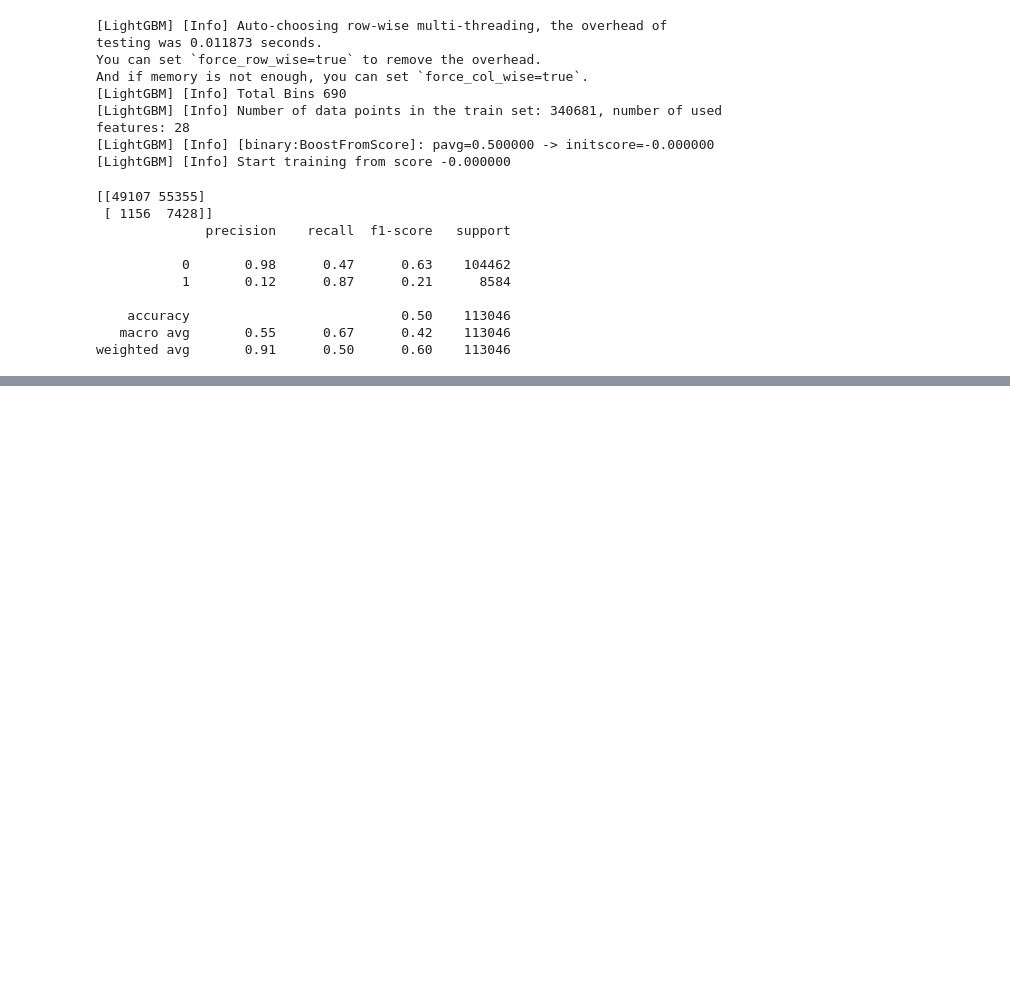
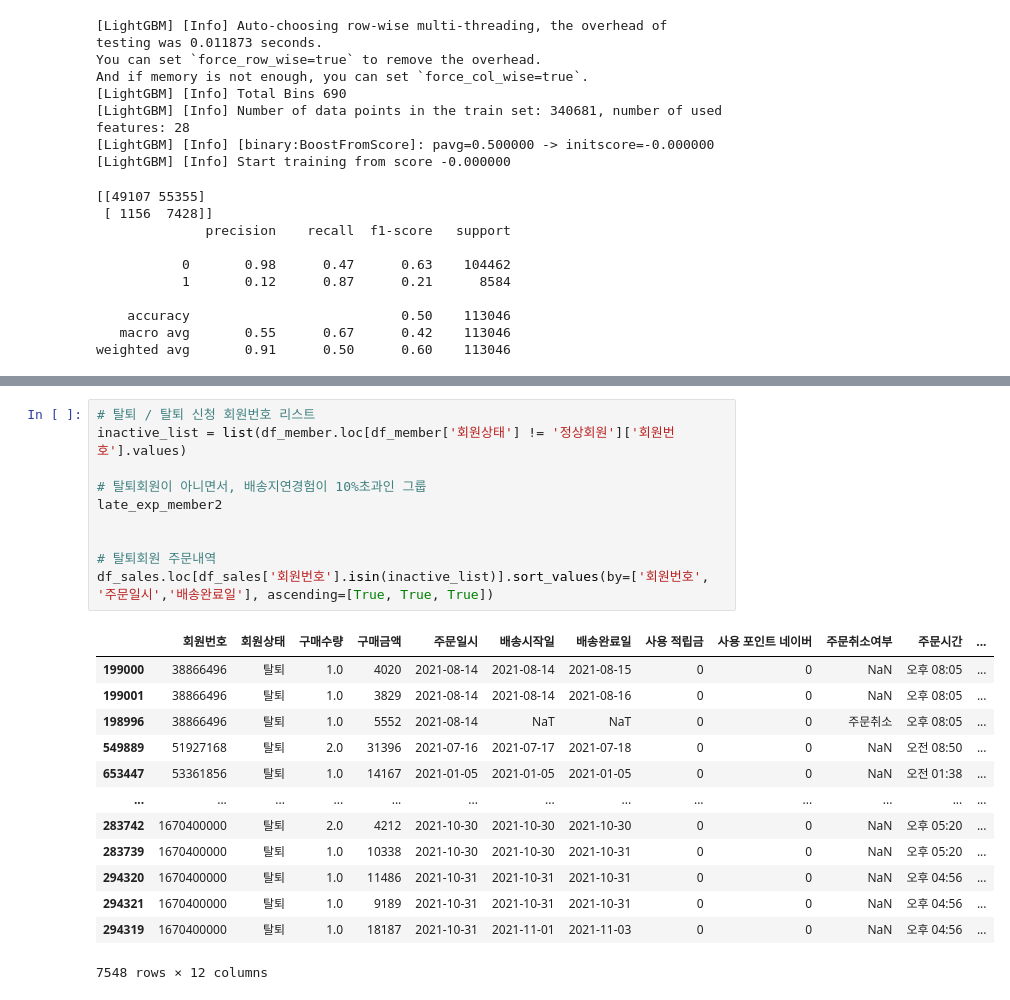
Before and after one commit to dldbwns23/DSA17_project, a Jupyter notebook: lyj_EDA_preprocess.ipynb, the cells around one changed output, grey strips where cells are left out. Saved outputs shown, nothing was run; the diff lists cells and outputs as text; blank space fills up the shorter version.

```diff
--- a/lyj_EDA_preprocess.ipynb
+++ b/lyj_EDA_preprocess.ipynb
@@ -2204,0 +2206,24 @@ weighted avg       0.91      0.50      0.60    113046
+# %%
+# 탈퇴 / 탈퇴 신청 회원번호 리스트
+inactive_list = list(df_member.loc[df_member['회원상태'] != '정상회원']['회원번호'].values)
+
+# 탈퇴회원이 아니면서, 배송지연경험이 10%초과인 그룹
+late_exp_member2
+
+
+# 탈퇴회원 주문내역
+df_sales.loc[df_sales['회원번호'].isin(inactive_list)].sort_values(by=['회원번호', '주문일시','배송완료일'], ascending=[True, True, True])
+# %% [output]
+|  | 회원번호 | 회원상태 | 구매수량 | 구매금액 | 주문일시 | 배송시작일 | 배송완료일 | 사용 적립금 | 사용 포인트 네이버 | 주문취소여부 | 주문시간 | ... |
+| 199000 | 38866496 | 탈퇴 | 1.0 | 4020 | 2021-08-14 | 2021-08-14 | 2021-08-15 | 0 | 0 | NaN | 오후 08:05 | ... |
+| 199001 | 38866496 | 탈퇴 | 1.0 | 3829 | 2021-08-14 | 2021-08-14 | 2021-08-16 | 0 | 0 | NaN | 오후 08:05 | ... |
+| 198996 | 38866496 | 탈퇴 | 1.0 | 5552 | 2021-08-14 | NaT | NaT | 0 | 0 | 주문취소 | 오후 08:05 | ... |
+| 549889 | 51927168 | 탈퇴 | 2.0 | 31396 | 2021-07-16 | 2021-07-17 | 2021-07-18 | 0 | 0 | NaN | 오전 08:50 | ... |
+| 653447 | 53361856 | 탈퇴 | 1.0 | 14167 | 2021-01-05 | 2021-01-05 | 2021-01-05 | 0 | 0 | NaN | 오전 01:38 | ... |
+| ... | ... | ... | ... | ... | ... | ... | ... | ... | ... | ... | ... | ... |
+| 283742 | 1670400000 | 탈퇴 | 2.0 | 4212 | 2021-10-30 | 2021-10-30 | 2021-10-30 | 0 | 0 | NaN | 오후 05:20 | ... |
+| 283739 | 1670400000 | 탈퇴 | 1.0 | 10338 | 2021-10-30 | 2021-10-30 | 2021-10-31 | 0 | 0 | NaN | 오후 05:20 | ... |
+| 294320 | 1670400000 | 탈퇴 | 1.0 | 11486 | 2021-10-31 | 2021-10-31 | 2021-10-31 | 0 | 0 | NaN | 오후 04:56 | ... |
+| 294321 | 1670400000 | 탈퇴 | 1.0 | 9189 | 2021-10-31 | 2021-10-31 | 2021-10-31 | 0 | 0 | NaN | 오후 04:56 | ... |
+| 294319 | 1670400000 | 탈퇴 | 1.0 | 18187 | 2021-10-31 | 2021-11-01 | 2021-11-03 | 0 | 0 | NaN | 오후 04:56 | ... |
+7548 rows × 12 columns
```
Also changed, not shown: parts of 33 cells of this notebook.
